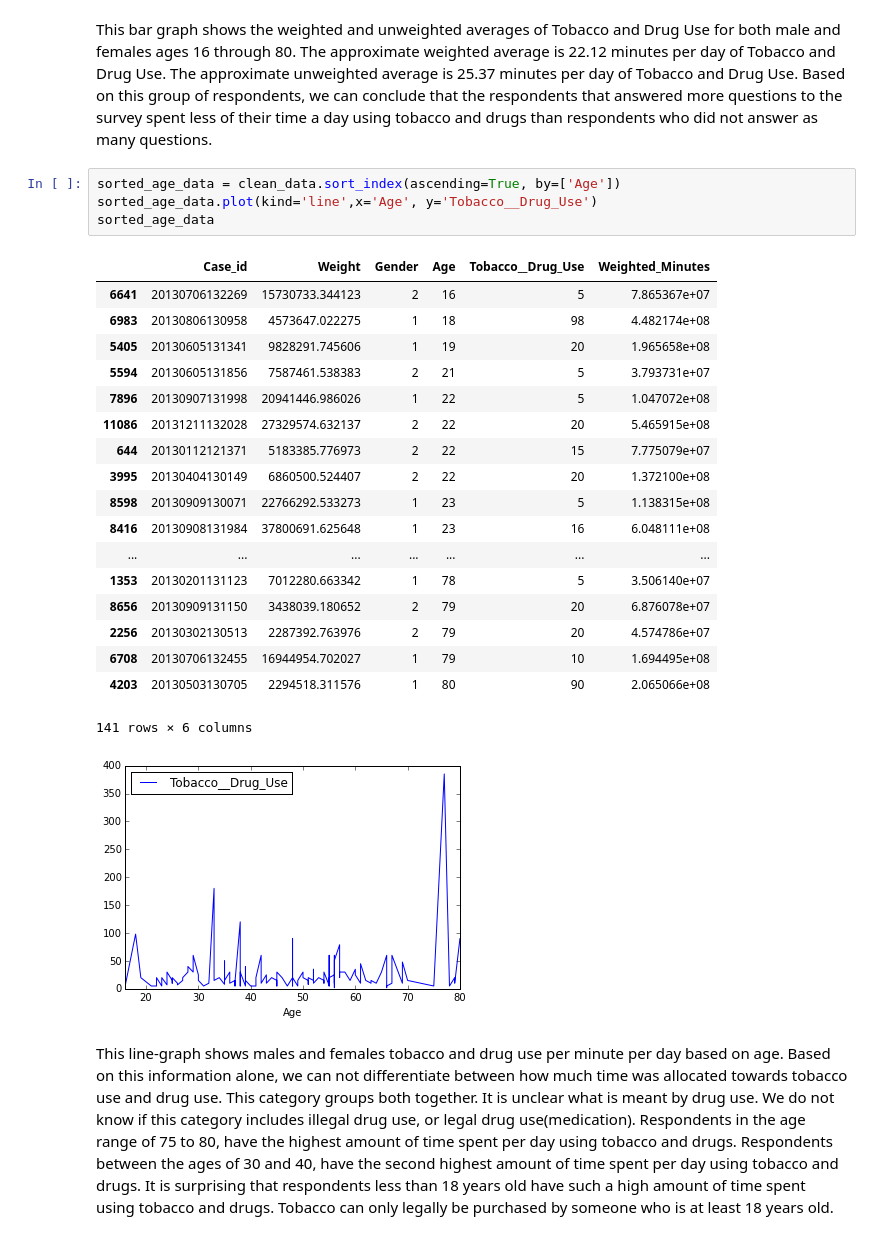
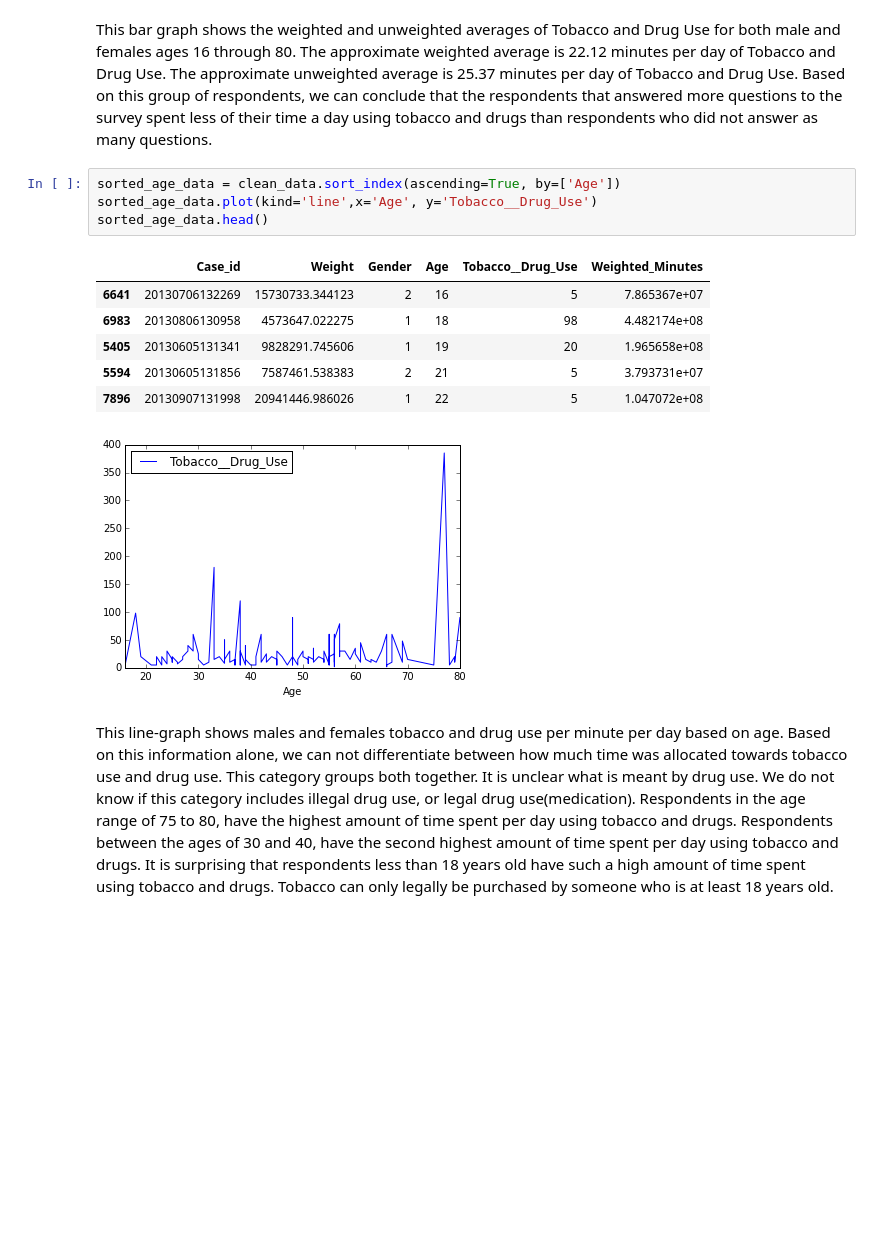
Before and after one commit to tiy-gvl-python/atus-analysis, a Jupyter notebook: Atus_Analysis.ipynb, the cells around one changed output. Cells and saved outputs as stored; diff of their text form; blank space fills up the shorter version.

Commit message:
Added markdown comments  and cleaned up data frame views

```diff
--- a/Atus_Analysis.ipynb
+++ b/Atus_Analysis.ipynb
@@ -104,26 +83,14 @@ This bar graph shows the weighted and unweighted averages of Tobacco and Drug Us
 # %%
 sorted_age_data = clean_data.sort_index(ascending=True, by=['Age'])
 sorted_age_data.plot(kind='line',x='Age', y='Tobacco__Drug_Use')
-sorted_age_data
+sorted_age_data.head()
 # %% [output]
 |  | Case_id | Weight | Gender | Age | Tobacco__Drug_Use | Weighted_Minutes |
 | 6641 | 20130706132269 | 15730733.344123 | 2 | 16 | 5 | 7.865367e+07 |
 | 6983 | 20130806130958 | 4573647.022275 | 1 | 18 | 98 | 4.482174e+08 |
 | 5405 | 20130605131341 | 9828291.745606 | 1 | 19 | 20 | 1.965658e+08 |
 | 5594 | 20130605131856 | 7587461.538383 | 2 | 21 | 5 | 3.793731e+07 |
 | 7896 | 20130907131998 | 20941446.986026 | 1 | 22 | 5 | 1.047072e+08 |
-| 11086 | 20131211132028 | 27329574.632137 | 2 | 22 | 20 | 5.465915e+08 |
-| 644 | 20130112121371 | 5183385.776973 | 2 | 22 | 15 | 7.775079e+07 |
-| 3995 | 20130404130149 | 6860500.524407 | 2 | 22 | 20 | 1.372100e+08 |
-| 8598 | 20130909130071 | 22766292.533273 | 1 | 23 | 5 | 1.138315e+08 |
-| 8416 | 20130908131984 | 37800691.625648 | 1 | 23 | 16 | 6.048111e+08 |
-| ... | ... | ... | ... | ... | ... | ... |
-| 1353 | 20130201131123 | 7012280.663342 | 1 | 78 | 5 | 3.506140e+07 |
-| 8656 | 20130909131150 | 3438039.180652 | 2 | 79 | 20 | 6.876078e+07 |
-| 2256 | 20130302130513 | 2287392.763976 | 2 | 79 | 20 | 4.574786e+07 |
-| 6708 | 20130706132455 | 16944954.702027 | 1 | 79 | 10 | 1.694495e+08 |
-| 4203 | 20130503130705 | 2294518.311576 | 1 | 80 | 90 | 2.065066e+08 |
-141 rows × 6 columns
 [figure]
 # %% [markdown]
 This line-graph shows males and females tobacco and drug use per minute per day based on age. Based on this information alone, we can not differentiate between how much time was allocated towards tobacco use and drug use. This category groups both together.  It is unclear what is meant by drug use. We do not know if this category includes illegal drug use, or legal drug use(medication). Respondents in the age range of 75 to 80, have the highest amount of time spent per day using tobacco and drugs. Respondents between the ages of 30 and 40, have the second highest amount of time spent per day using tobacco and drugs. It is surprising that respondents less than 18 years old have such a high amount of time spent using tobacco and drugs. Tobacco can only legally be purchased by someone who is at least 18 years old.
```
Also changed, not shown: parts of 26 cells of this notebook, 2 other files.
